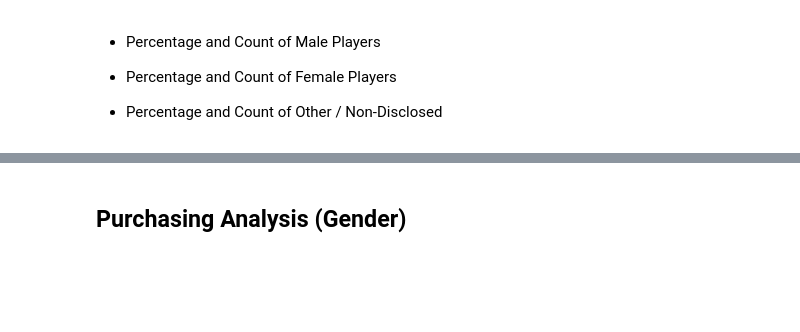
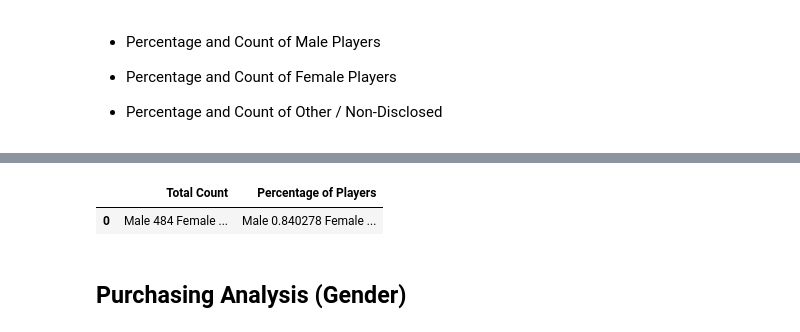
Before and after one commit to schoo424/pandas-challenge, a Jupyter notebook: HeroesOfPymoli/HeroesOfPymoli_starter.ipynb, the cells around one changed output, grey strips where cells are left out. Saved outputs shown, nothing was run; the diff lists cells and outputs as text; code cells hidden in the pictures; blank space fills up the shorter version.

```diff
--- a/HeroesOfPymoli/HeroesOfPymoli_starter.ipynb
+++ b/HeroesOfPymoli/HeroesOfPymoli_starter.ipynb
@@ -73,0 +97,5 @@ Name: SN, Length: 576, dtype: int64
+# %%
+gender_sum = unique_SN["Gender"].value_counts()
+total_gender = gender_sum.sum()
+gender_share = gender_sum / total_gender
+gender_sum, gender_share
@@ -74,3 +111,13 @@ Name: SN, Length: 576, dtype: int64
+# %%
+gender_demo = pd.DataFrame(
+                    {"Total Count": [gender_sum],
+                    "Percentage of Players": [gender_share]})
+gender_demo
+
+# pd.DataFrame(np.abs(randn(3, 4)), index=[1,2,3], columns=['A','B','C','D'])
+# %% [output]
+|  | Total Count | Percentage of Players |
+| 0 | Male 484 Female ... | Male 0.840278 Female ... |
 # %% [markdown]
 
 ## Purchasing Analysis (Gender)
```
Also changed, not shown: parts of 6 cells of this notebook.
